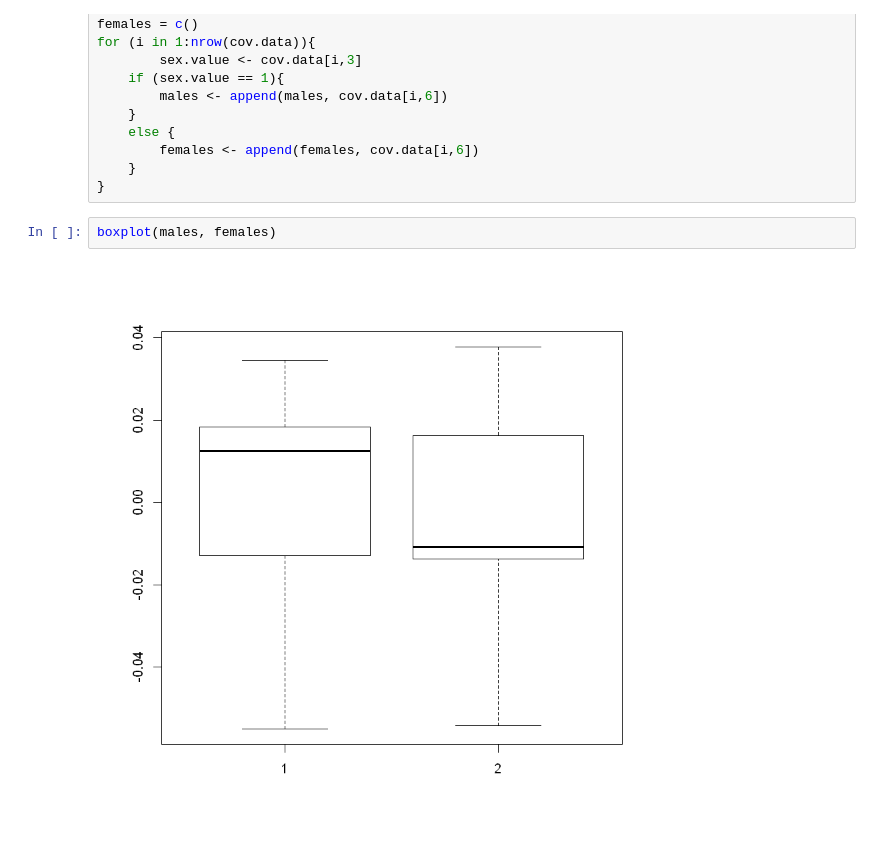
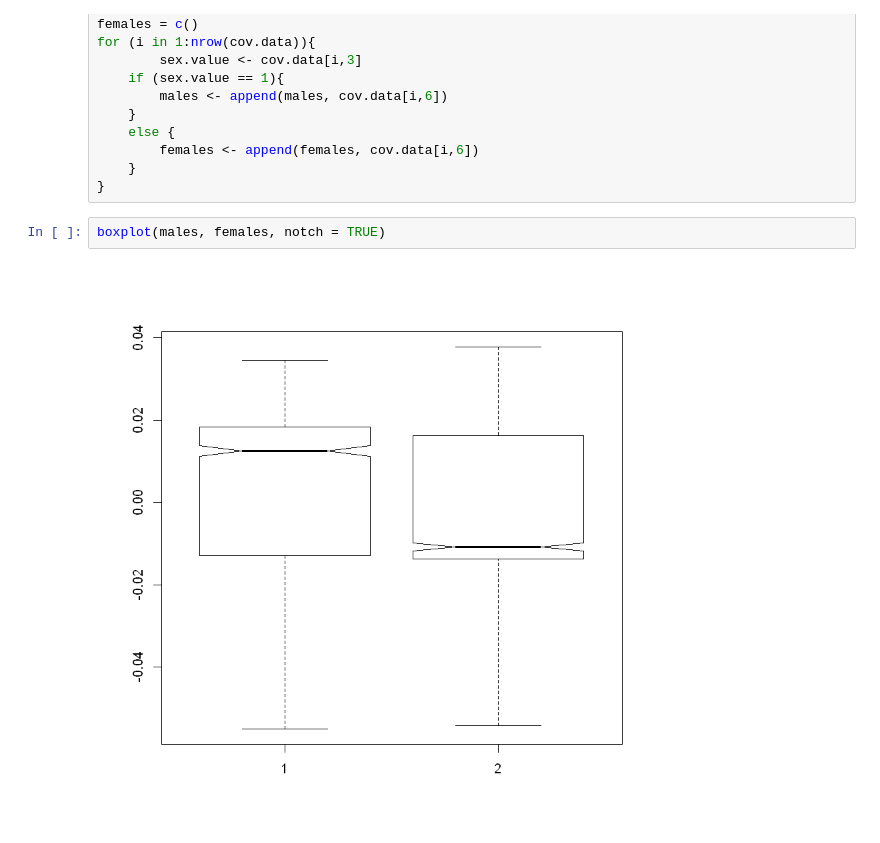
Before and after one commit to jaamarks/jaamarks_notebooks, a Jupyter notebook: Heroin_Project/develop/ev2 vs sex.ipynb, the cells around one changed output. Saved outputs shown, nothing was run; the diff lists cells and outputs as text.

```diff
--- a/Heroin_Project/develop/ev2 vs sex.ipynb
+++ b/Heroin_Project/develop/ev2 vs sex.ipynb
@@ -14,6 +14,6 @@ for (i in 1:nrow(cov.data)){
     }
 }
 # %%
-boxplot(males, females)
+boxplot(males, females, notch = TRUE)
 # %% [output]
-[figure, old version]
+[figure, new version]
```
Also changed, not shown: parts of 3 cells of this notebook.
